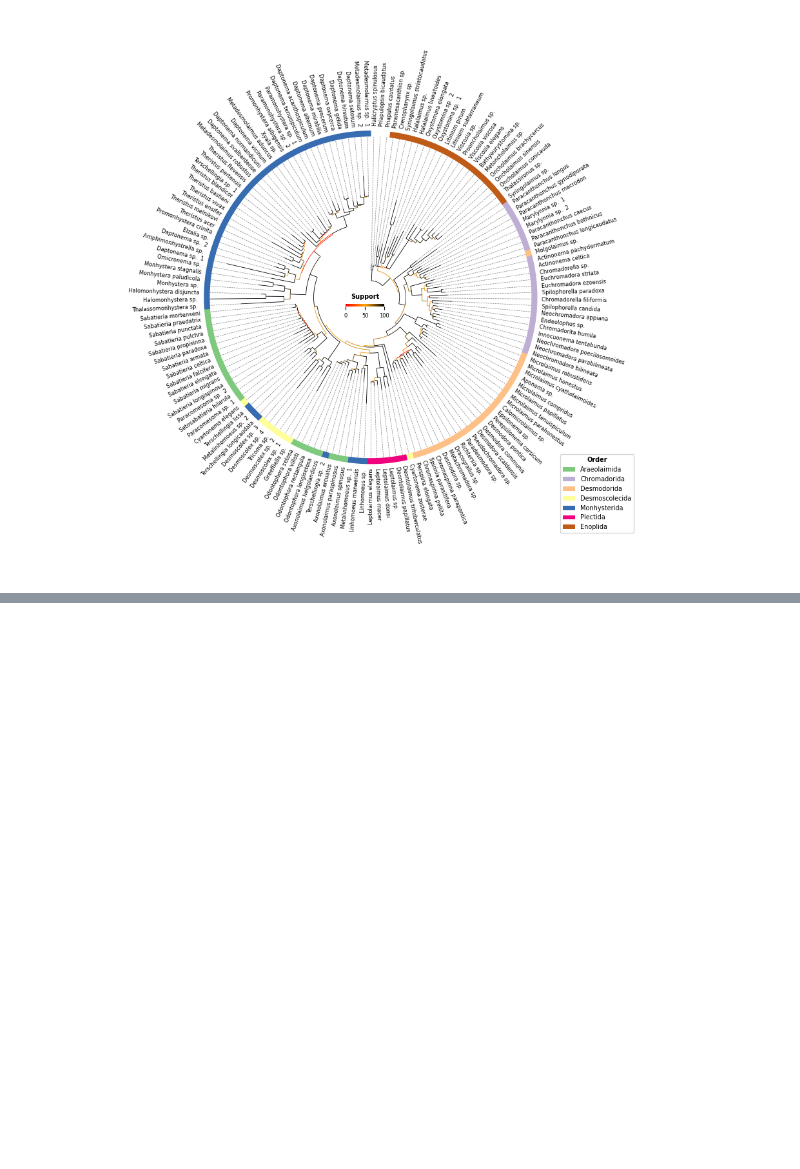
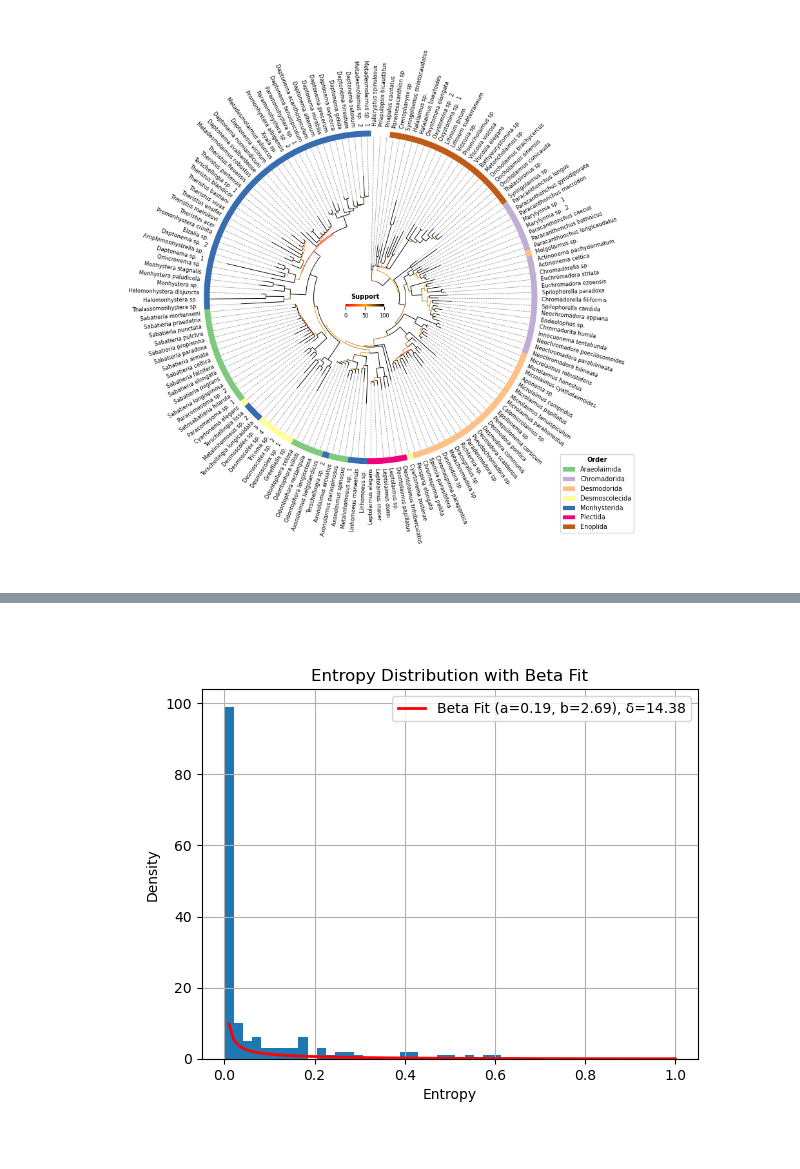
Before and after one commit to Dzee97/Thesis_NemaPred, a Jupyter notebook: notebooks/tree_vis.ipynb, the cells around one changed output, grey strips where cells are left out. Drawn from its saved outputs; the diff is of its cells as text; code cells hidden in the pictures; blank space fills up the shorter version.

```diff
--- a/notebooks/tree_vis.ipynb
+++ b/notebooks/tree_vis.ipynb
@@ -1,16 +1,22 @@
 # %%
 from pathlib import Path
 
+import matplotlib.pyplot as plt
+import numpy as np
 import pandas as pd
 from matplotlib.cm import ScalarMappable
 from matplotlib.colors import LinearSegmentedColormap, Normalize
 from matplotlib.patches import Patch
-from matplotlib.pyplot import get_cmap
 from pycirclize import Circos
 from pycirclize.utils import ColorCycler
+from scipy.stats import beta
 
-TREE_PATH = Path("../data/processed/raxml/Final_tree_18S.raxml.support")
+TREE_PATH = Path("../data/processed/pastml/Final_tree_18S_annotated.nwk")
+TREE_SUPPORT_PATH = Path("../data/processed/pastml/Final_tree_18S_support.csv")
 TRAIT_PATH = Path("../data/processed/Trait_data.csv")
+ARC_TAIL_PATH = Path("../data/processed/pastml/acr_tail.csv")
+ARC_BODY_SHAPE_PATH = Path("../data/processed/pastml/acr_body_shape.csv")
+ARC_LIFE_STRATEGY_PATH = Path("../data/processed/pastml/acr_life_strategy.csv")
 # %%
 steepness = 0.0
 
@@ -83,0 +172,13 @@ cbar.ax.tick_params(labelsize=6)
+# %%
+df_arc.entropy.hist(bins=30)
+a_fit, b_fit, loc_fit, scale_fit = beta.fit(df_arc.entropy, floc=0, fscale=1)
+x = np.linspace(0, 1, 100)
+y = beta.pdf(x, a_fit, b_fit, loc=loc_fit, scale=scale_fit)
+plt.plot(x, y, 'r-', lw=2, label=f'Beta Fit (a={a_fit:.2f}, b={b_fit:.2f}), δ={b_fit/a_fit:.2f}')
+plt.title('Entropy Distribution with Beta Fit')
+plt.xlabel('Entropy')
+plt.ylabel('Density')
+plt.legend()
+plt.show()
+# %% [output]
+[figure, added]
```
Also changed, not shown: parts of 2 cells of this notebook, 2 other files.
